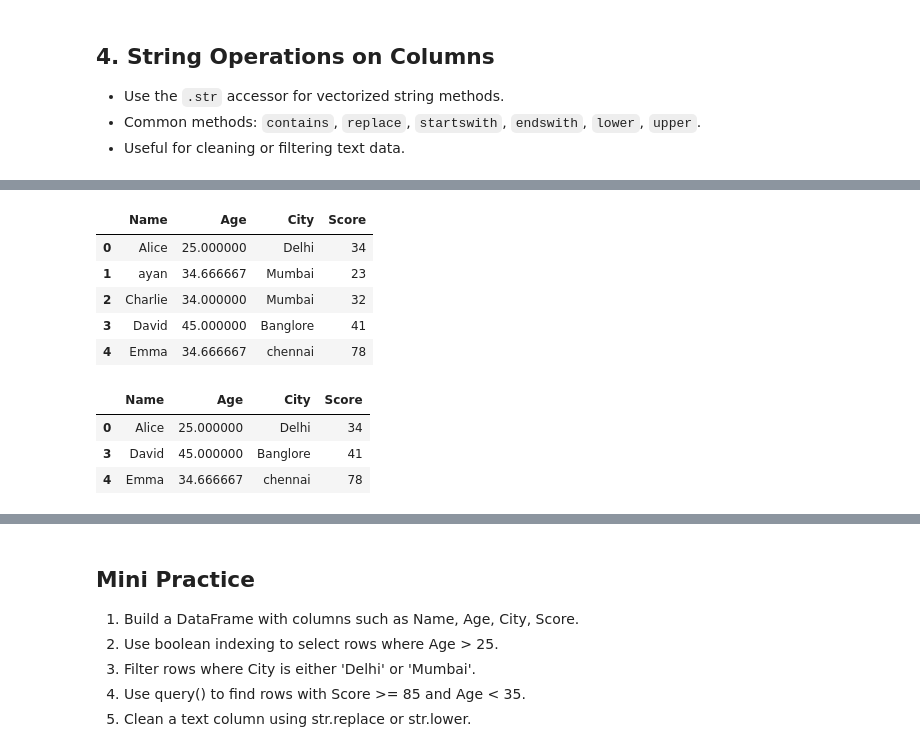
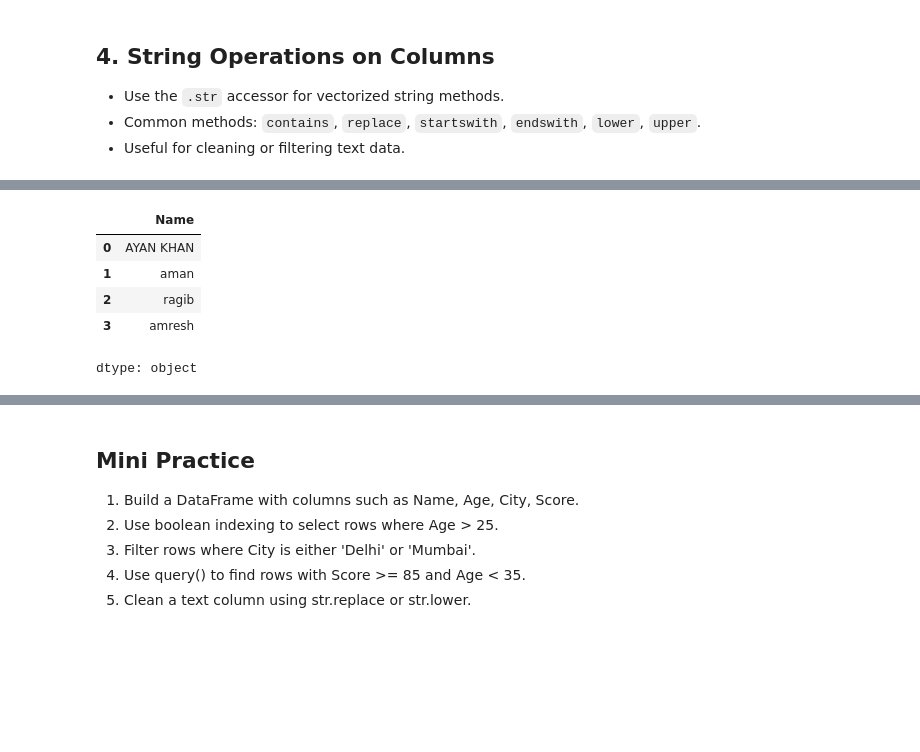
Before and after one commit to ayankhan434/DATA-SCIENCE, a Jupyter notebook: pandas_class4.ipynb, the cells around one changed output, grey strips where cells are left out. Cells and saved outputs as stored; diff of their text form; code cells hidden in the pictures; blank space fills up the shorter version.

Commit message:
pandas ,query ,replace and condition rendering

```diff
--- a/pandas_class4.ipynb
+++ b/pandas_class4.ipynb
@@ -29,0 +12,11 @@ b
+# %%
+import pandas as pd
+import numpy as np
+a={
+    "Name":["ayan","aman","ragib","amresh"],
+    "Score":[12,12,12,23],
+    "Age":[32,23,23,32]
+}
+
+b=pd.DataFrame(a)
+b
@@ -45,12 +49,3 @@ dtype: int64
 - `query()` allows filtering rows with a string expression.
 - It's concise and readable for complex conditions.
 - Variables can be passed using the `@` symbol.
-# %%
-b.dropna()
-
-b['Age']=b['Age'].fillna(b['Age'].mean())
-b['City']=b['City'].fillna(b['City'].mode())
-b['Score']=b['Score'].fillna(b['Score'].mean())
-b.isna().sum
-
-b
@@ -66,6 +68,3 @@ b
 - Use the `.str` accessor for vectorized string methods.
 - Common methods: `contains`, `replace`, `startswith`, `endswith`, `lower`, `upper`.
 - Useful for cleaning or filtering text data.
-# %%
-b['Score']=b['Score'].astype(int)
-b
@@ -79,19 +80,9 @@ b
 # %%
-b['Name']=b['Name'].replace("Bob","ayan")
-b
+b['Name'].str.replace("ayan","AYAN KHAN")
 # %% [output]
-|  | Name | Age | City | Score |
-| 0 | Alice | 25.000000 | Delhi | 34 |
-| 1 | ayan | 34.666667 | Mumbai | 23 |
-| 2 | Charlie | 34.000000 | Mumbai | 32 |
-| 3 | David | 45.000000 | Banglore | 41 |
-| 4 | Emma | 34.666667 | chennai | 78 |
+|  | Name |
+| 0 | AYAN KHAN |
+| 1 | aman |
+| 2 | ragib |
+| 3 | amresh |
+dtype: object
-# %%
-
-b.drop([1,2],axis=0)
-b
-# %% [output]
-|  | Name | Age | City | Score |
-| 0 | Alice | 25.000000 | Delhi | 34 |
-| 3 | David | 45.000000 | Banglore | 41 |
-| 4 | Emma | 34.666667 | chennai | 78 |
```
Also changed, not shown: parts of 14 cells of this notebook.
